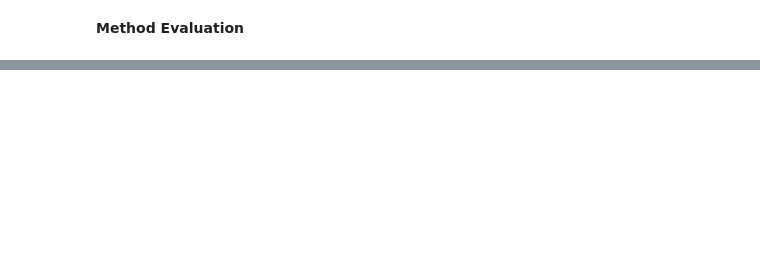
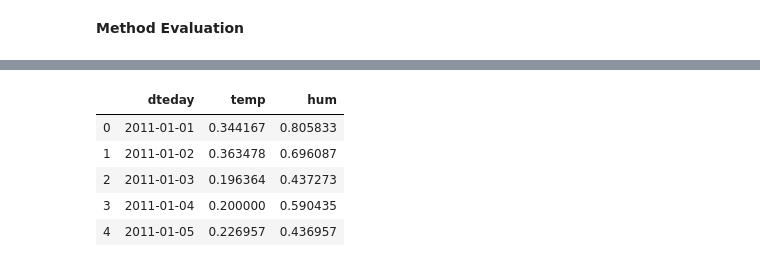
Before and after one commit to Anaisdg/Algorithm_Research, a Jupyter notebook: Forecasting/FBProphet/FBProphet.ipynb, the cells around one changed output, grey strips where cells are left out. Cells and saved outputs as stored; diff of their text form; code cells hidden in the pictures; blank space fills up the shorter version.

```diff
--- a/Forecasting/FBProphet/FBProphet.ipynb
+++ b/Forecasting/FBProphet/FBProphet.ipynb
@@ -177,0 +281,12 @@ forecast.tail()
+# %%
+#data cleanup to get data in the correct form
+weather = df[['dteday', 'temp', 'hum']].copy()
+weather['dteday'] = pd.to_datetime(weather['dteday'])
+weather.head()
+# %% [output]
+|  | dteday | temp | hum |
+| 0 | 2011-01-01 | 0.344167 | 0.805833 |
+| 1 | 2011-01-02 | 0.363478 | 0.696087 |
+| 2 | 2011-01-03 | 0.196364 | 0.437273 |
+| 3 | 2011-01-04 | 0.200000 | 0.590435 |
+| 4 | 2011-01-05 | 0.226957 | 0.436957 |
```
Also changed, not shown: parts of 18 cells of this notebook, 1 other file.
